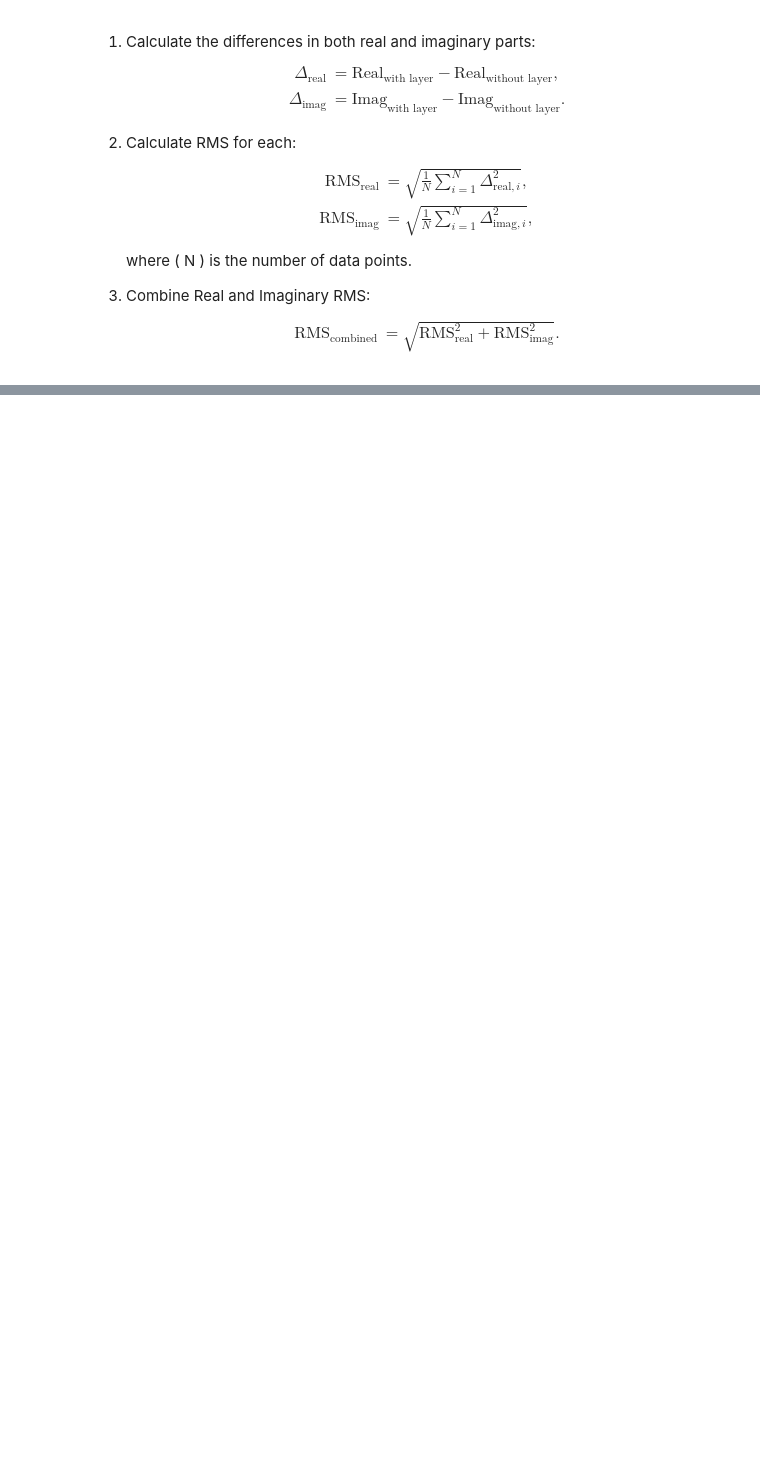
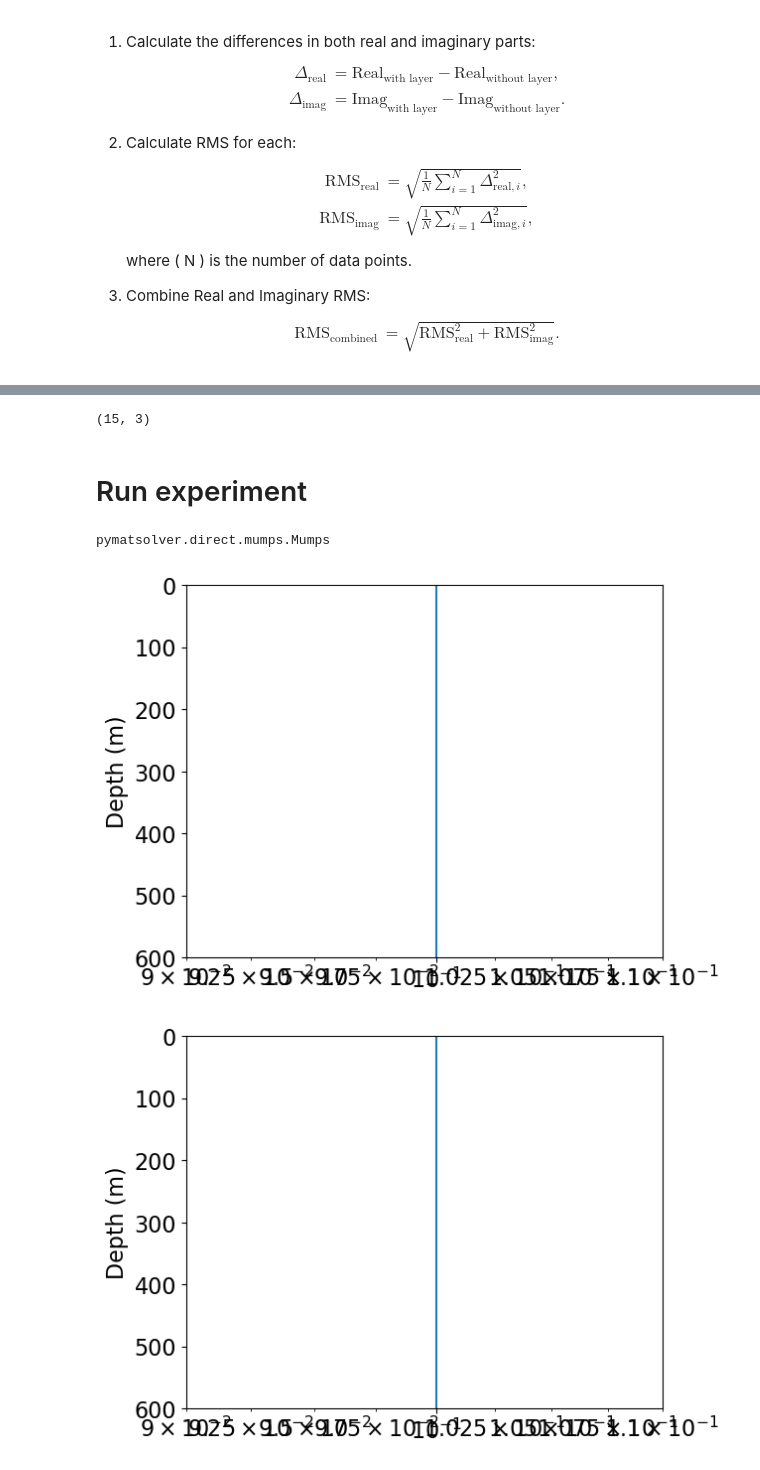
Before and after one commit to pablochanghuang/FDEMvTDEM, a Jupyter notebook: Setup.ipynb, the cells around one changed output, grey strips where cells are left out. Cells and saved outputs as stored; diff of their text form; code cells hidden in the pictures; blank space fills up the shorter version.

Commit message:
Set up of the experiment

```diff
--- a/Setup.ipynb
+++ b/Setup.ipynb
@@ -78,0 +201,70 @@ where \( N \) is the number of data points.
+# %%
+# Function to define treatment:
+def treatment_assignment(confounders):
+
+    # Shuffle indices to randomize the order
+    indices = np.random.permutation(confounders.shape[0])
+
+    # Split the indices into two halves
+    split_idx = len(indices) // 2
+    indices_T, indices_F = indices[:split_idx], indices[split_idx:]
+
+    # Create two subsets of the confounders array based on the split indices
+    confounders_T = confounders[indices_T]
+    confounders_F = confounders[indices_F]
+
+    return confounders_T, confounders_F
+
+
+
+
+#  Combine all variables in a single mesh with all possible values
+
+# Create all possible combinations of C, D, and T
+C_grid, D_grid, T_grid = np.meshgrid(C, D, T, indexing='ij')
+confounders = np.vstack([C_grid.ravel(), D_grid.ravel(), T_grid.ravel()]).T
+
+# Set the treatments
+confounders_T, confounders_F = treatment_assignment(confounders)
+
+
+# Combine all randomly
+
+# Shuffle randomly each array independently
+np.random.shuffle(C)
+np.random.shuffle(D)
+np.random.shuffle(T)
+
+# Combine the shuffled arrays into a single array with 3 columns
+confounders_r = np.vstack([C, D, T]).T
+
+# Set the treatments
+confounders_T_r, confounders_F_r = treatment_assignment(confounders_r)
+
+
+print(confounders_r.shape)
+# %% [output]
+(15, 3)
+# %% [markdown]
+# Run experiment
+# %%
+# set solver
+from simpeg.utils.solver_utils import get_default_solver
+
+Solver = get_default_solver()
+Solver
+# %% [output]
+pymatsolver.direct.mumps.Mumps
+# %%
+from FDEM import create_FDEMmodel, forward_FDEM, process_confounders_FDEM
+from TDEM import create_TDEMmodel, forward_TDEM, process_confounders_TDEM
+
+# A 2D array (n, 3) where each row contains conductivity, depth, and thickness.
+results_TDEM_r = process_confounders_TDEM(confounders_T_r, plot = True)
+results_TDEM = process_confounders_TDEM(confounders_T, plot = True)
+
+results_FDEM_r = process_confounders_FDEM(confounders_F_r, plot = True)
+results_FDEM = process_confounders_FDEM(confounders_F, plot = True)
+# %% [output]
+[figure, added]
+[figure, added]
```
Also changed, not shown: parts of 8 cells of this notebook, 4 other files.
